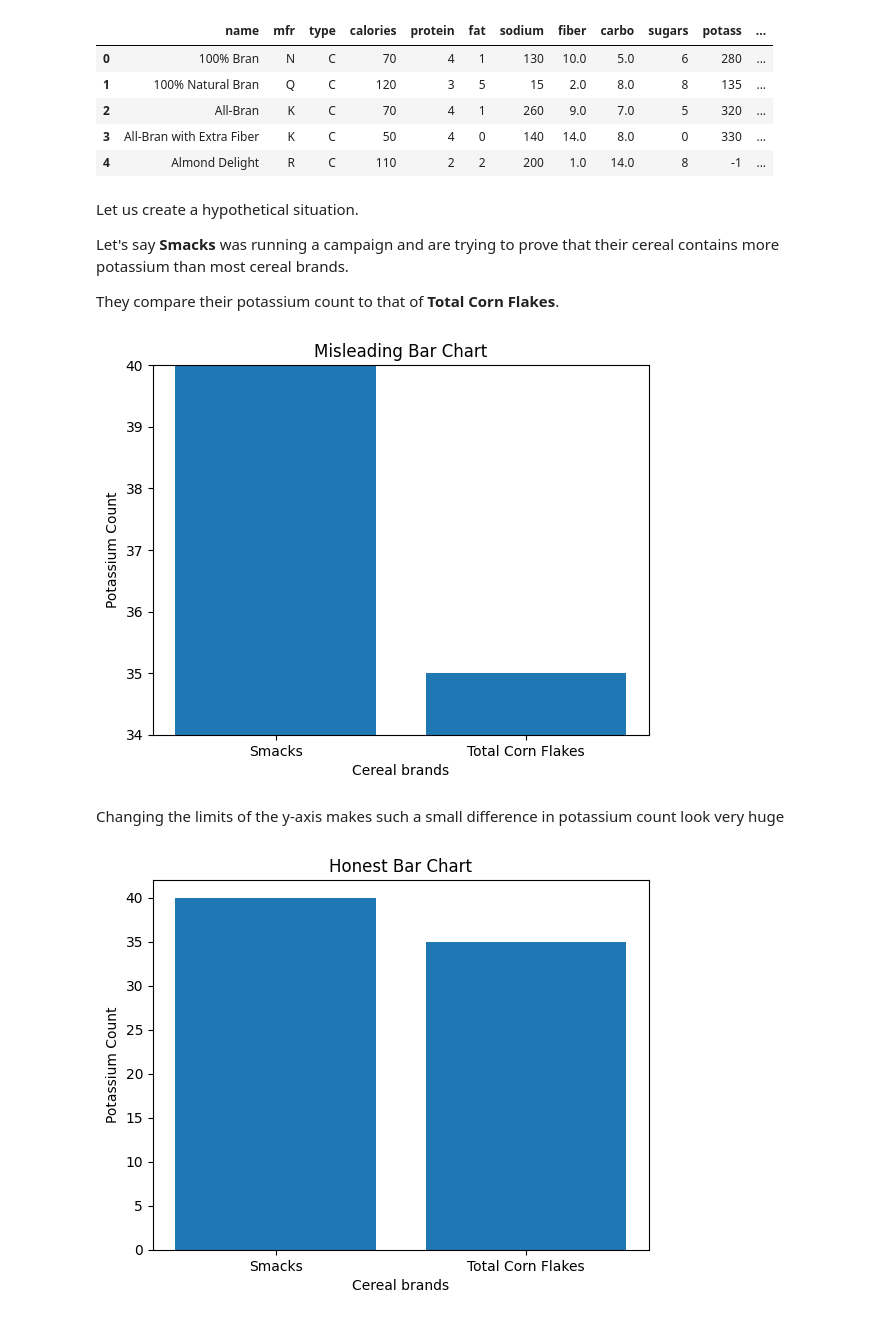
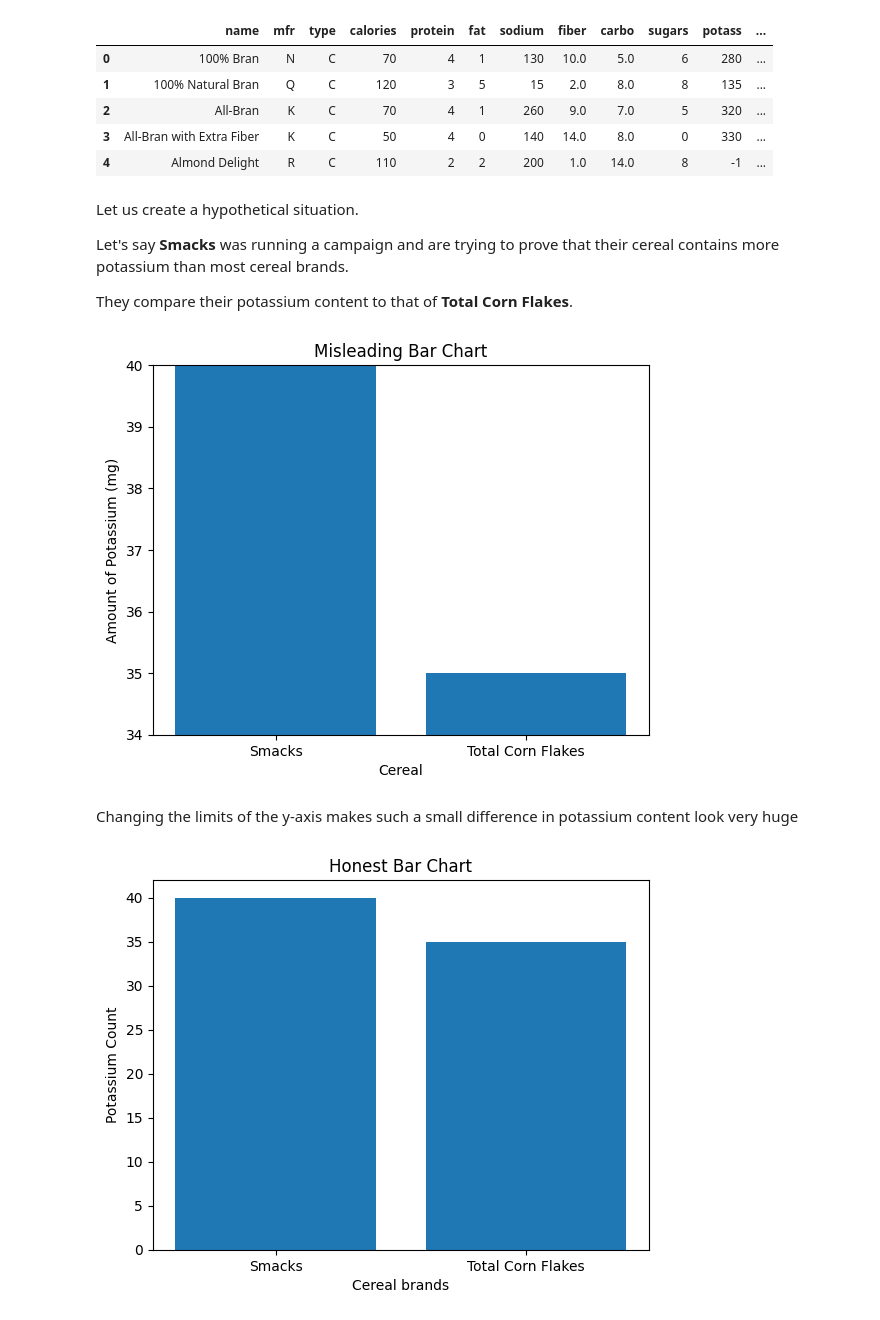
Before and after one commit to Bolajiiii/Data-Science-From-Scratch-Journey, a Jupyter notebook: chapter_3/01_truncated_axis.ipynb, the cells around one changed output. Drawn from its saved outputs; the diff is of its cells as text; code cells hidden in the pictures.

```diff
--- a/chapter_3/01_truncated_axis.ipynb
+++ b/chapter_3/01_truncated_axis.ipynb
@@ -22,29 +22,29 @@ Let us create a hypothetical situation.
 
 Let's say **Smacks** was running a campaign and are trying to prove that their cereal contains more potassium than most cereal brands.
 
-They compare their potassium count to that of **Total Corn Flakes**.
+They compare their potassium content to that of **Total Corn Flakes**.
 # %%
 # assign cereal brands to data frame
 df_cereals = df.iloc[[66, 69]]
 # %%
 # create deceptive bar chart
 plt.bar(x =df_cereals['name'],  height=df_cereals['potass'])
 
 # add misleading y-axis
 plt.ylim(34, 40)
 
 # add axis labels
-plt.xlabel("Cereal brands")
-plt.ylabel('Potassium Count')
+plt.xlabel("Cereal")
+plt.ylabel('Amount of Potassium (mg)')
 
 # add title
 plt.title('Misleading Bar Chart')
 
 plt.show()
 # %% [output]
-[figure, old version]
+[figure, new version]
 # %% [markdown]
-Changing the limits of the y-axis makes such a small difference in potassium count look very huge
+Changing the limits of the y-axis makes such a small difference in potassium content look very huge
 # %%
 # honest bar chart
 plt.bar(x =df_cereals['name'],  height=df_cereals['potass'])
```
Also changed, not shown: parts of 2 cells of this notebook.
